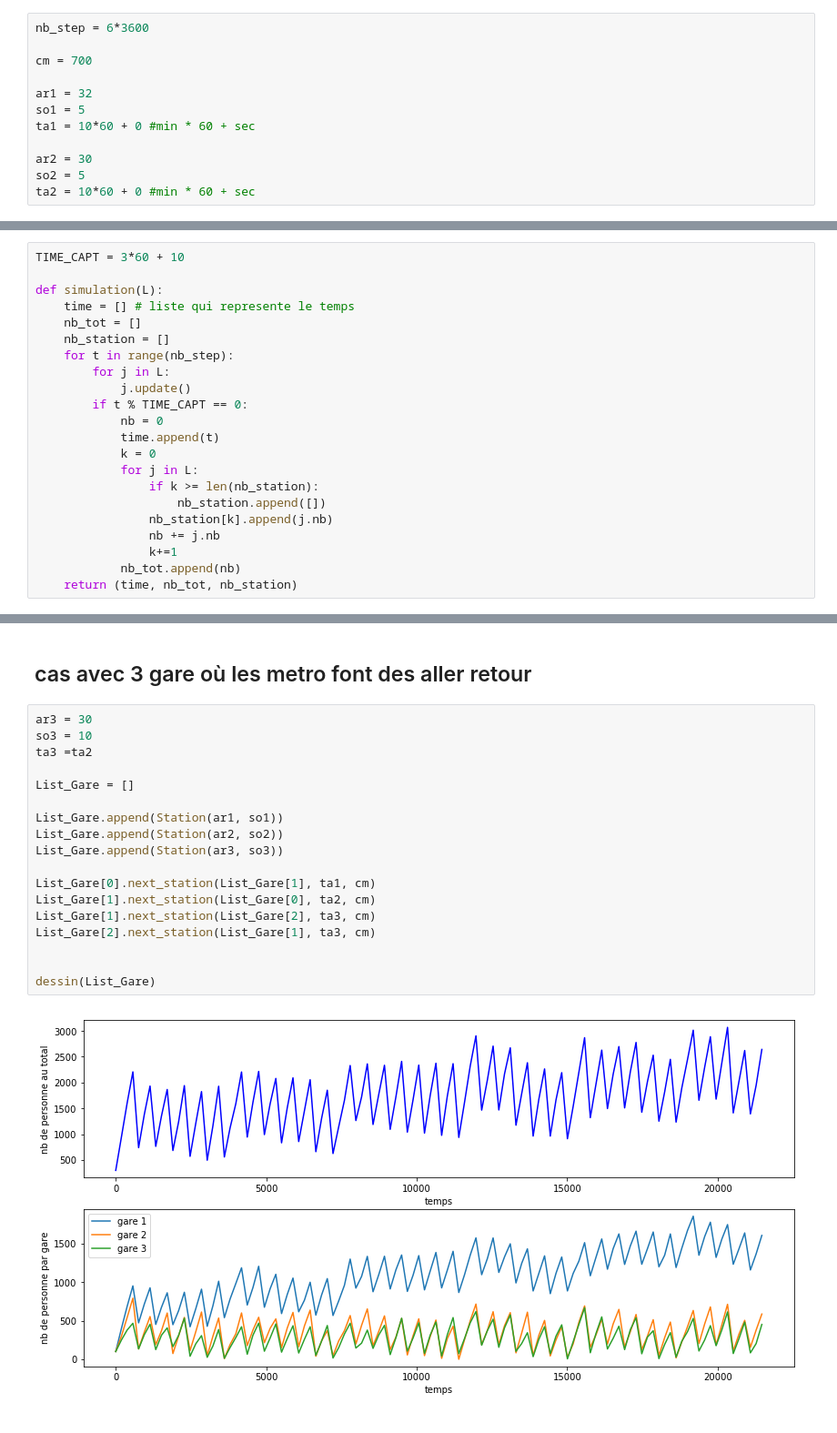
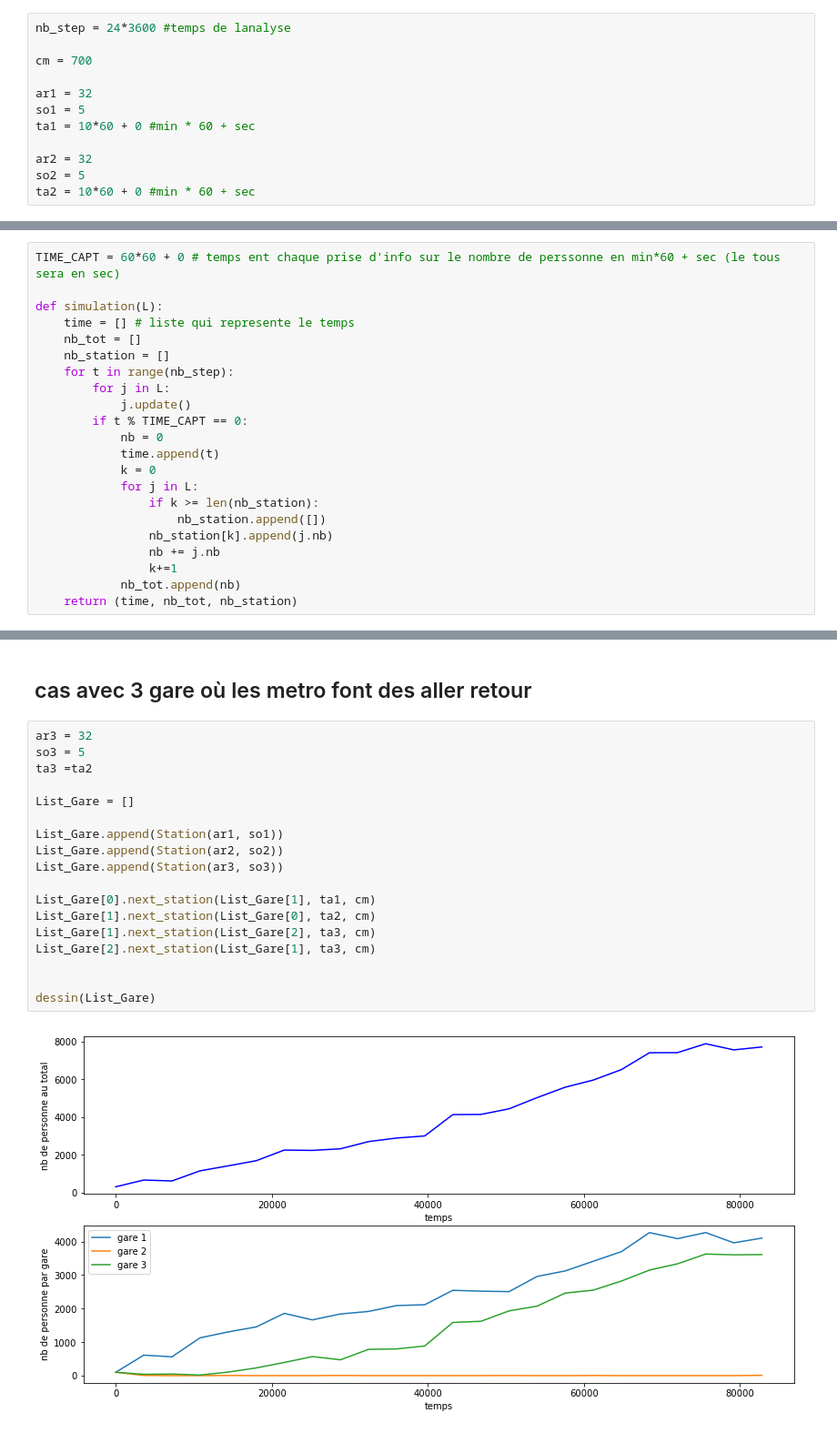
Before and after one commit to are00dynamic-2018/RATP_Project, a Jupyter notebook: src/RATP_notebook.ipynb, the cells around one changed output, grey strips where cells are left out. Shown: that part at 91% size. Drawn from its saved outputs; the diff is of its cells as text.

```diff
--- a/src/RATP_notebook.ipynb
+++ b/src/RATP_notebook.ipynb
@@ -77,7 +77,7 @@ class Station:
         self.ta.append(ta)
         self.cm.append(cm)
 # %%
-nb_step = 6*3600
+nb_step = 24*3600 #temps de lanalyse
 
 cm = 700
 
@@ -85,13 +85,13 @@ ar1 = 32
 so1 = 5
 ta1 = 10*60 + 0 #min * 60 + sec
 
-ar2 = 30
+ar2 = 32
 so2 = 5
 ta2 = 10*60 + 0 #min * 60 + sec
 # %% [markdown]
 ## une simulation
 # %%
-TIME_CAPT = 3*60 + 10
+TIME_CAPT = 60*60 + 0 # temps ent chaque prise d'info sur le nombre de perssonne en min*60 + sec (le tous sera en sec)
 
 def simulation(L):
     time = [] # liste qui represente le temps
@@ -215,22 +216,22 @@ dessin_err(List_Gare, L_err, time, nb_tot)
 # %% [markdown]
 ## cas avec 3 gare où les metro font des aller retour
 # %%
-ar3 = 30
-so3 = 10
+ar3 = 32
+so3 = 5
 ta3 =ta2
 
 List_Gare = []
 
 List_Gare.append(Station(ar1, so1))
 List_Gare.append(Station(ar2, so2))
 List_Gare.append(Station(ar3, so3))
 
 List_Gare[0].next_station(List_Gare[1], ta1, cm)
 List_Gare[1].next_station(List_Gare[0], ta2, cm)
 List_Gare[1].next_station(List_Gare[2], ta3, cm)
 List_Gare[2].next_station(List_Gare[1], ta3, cm)
 
 
 dessin(List_Gare)
 # %% [output]
-[figure, old version]
+[figure, new version]
```
Also changed, not shown: parts of 4 cells of this notebook.
